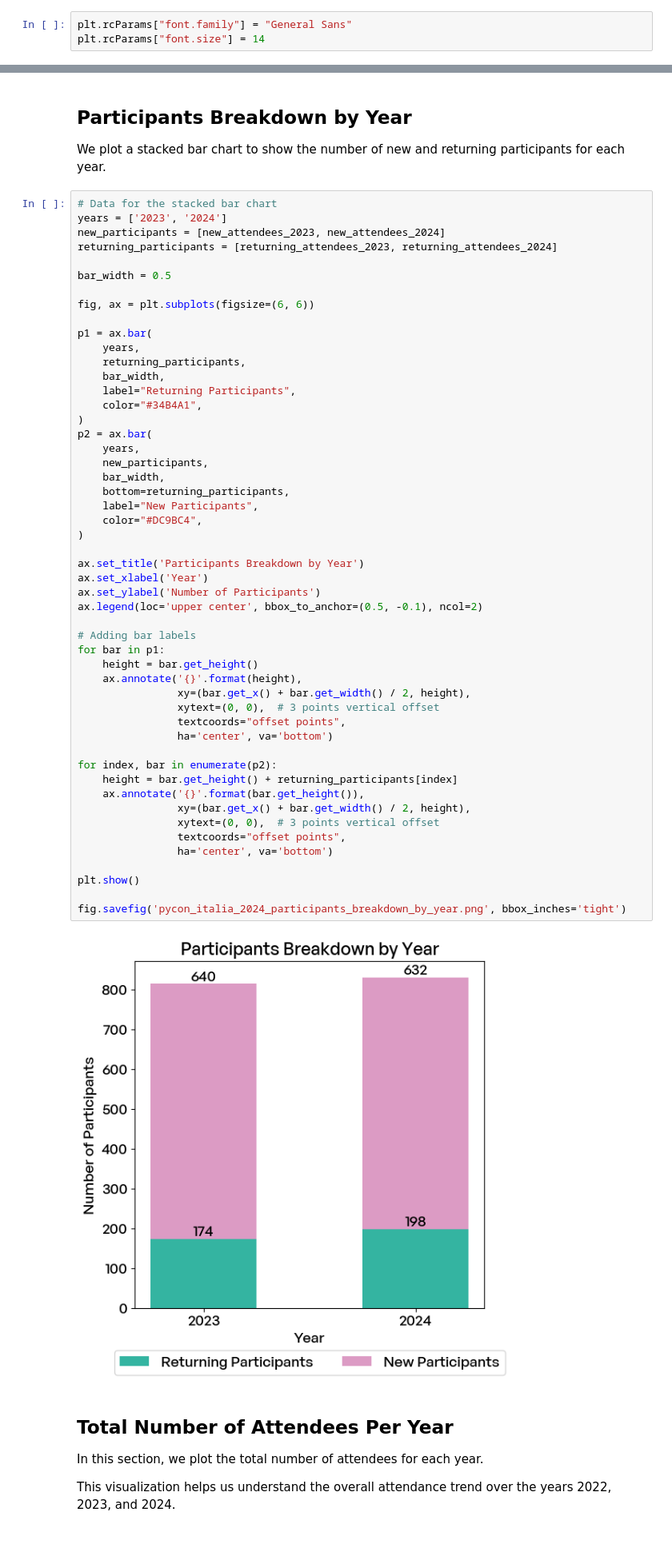
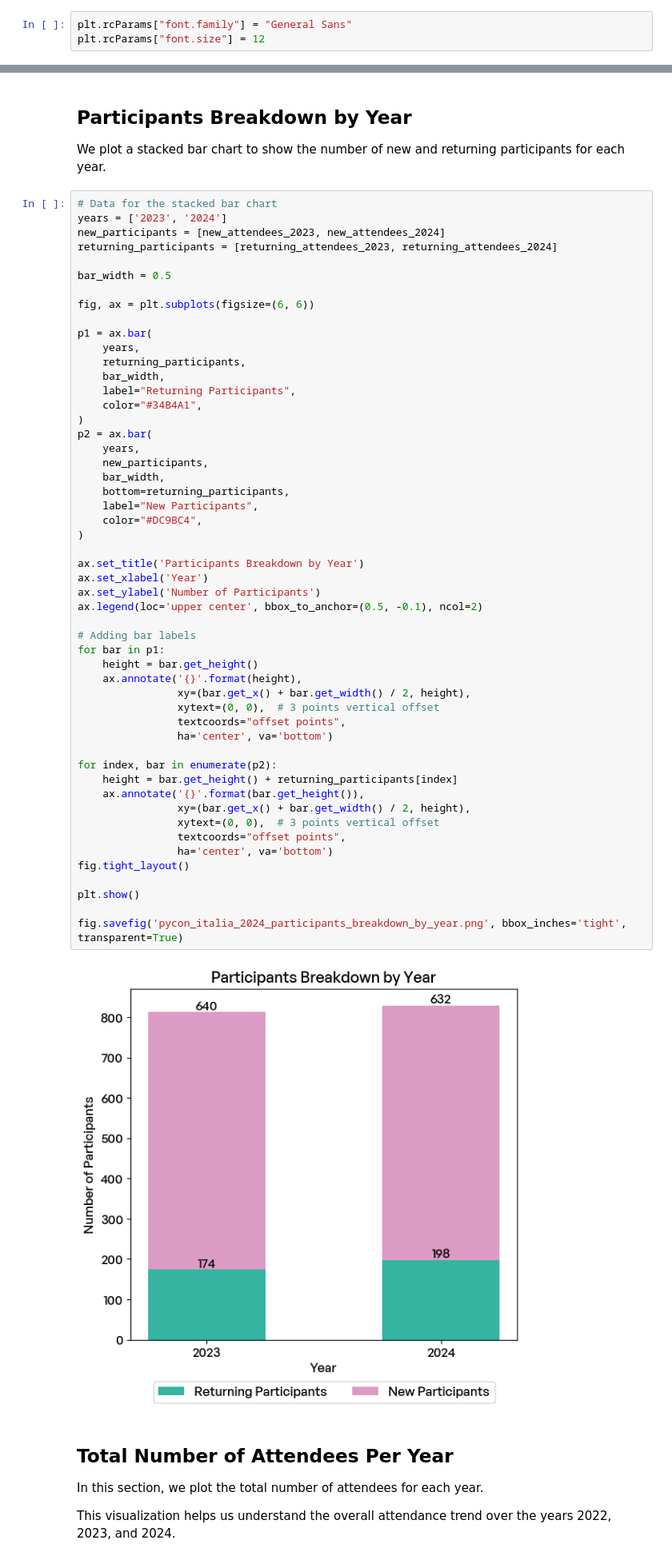
Before and after one commit to estyxx/pyconit-stats, a Jupyter notebook: Stats.ipynb, the cells around one changed output, grey strips where cells are left out. Shown: that part at 80% size. Saved outputs shown, nothing was run; the diff lists cells and outputs as text.

```diff
--- a/Stats.ipynb
+++ b/Stats.ipynb
@@ -15,7 +15,7 @@ import pandas as pd
 from pathlib import Path
 # %%
 plt.rcParams["font.family"] = "General Sans"
-plt.rcParams["font.size"] = 14
+plt.rcParams["font.size"] = 12
 # %%
 def load_data(year) -> list[str]:
     """
@@ -92,35 +92,36 @@ p2 = ax.bar(
     bottom=returning_participants,
     label="New Participants",
     color="#DC9BC4",
 )
 
 ax.set_title('Participants Breakdown by Year')
 ax.set_xlabel('Year')
 ax.set_ylabel('Number of Participants')
 ax.legend(loc='upper center', bbox_to_anchor=(0.5, -0.1), ncol=2)
 
 # Adding bar labels
 for bar in p1:
     height = bar.get_height()
     ax.annotate('{}'.format(height),
                 xy=(bar.get_x() + bar.get_width() / 2, height),
                 xytext=(0, 0),  # 3 points vertical offset
                 textcoords="offset points",
                 ha='center', va='bottom')
 
 for index, bar in enumerate(p2):
     height = bar.get_height() + returning_participants[index]
     ax.annotate('{}'.format(bar.get_height()),
                 xy=(bar.get_x() + bar.get_width() / 2, height),
                 xytext=(0, 0),  # 3 points vertical offset
                 textcoords="offset points",
                 ha='center', va='bottom')
+fig.tight_layout()
 
 plt.show()
 
-fig.savefig('pycon_italia_2024_participants_breakdown_by_year.png', bbox_inches='tight')
+fig.savefig('pycon_italia_2024_participants_breakdown_by_year.png', bbox_inches='tight', transparent=True)
 # %% [output]
-[figure, old version]
+[figure, new version]
 # %% [markdown]
 ## Total Number of Attendees Per Year
 
```
Also changed, not shown: parts of 1 cell of this notebook.
